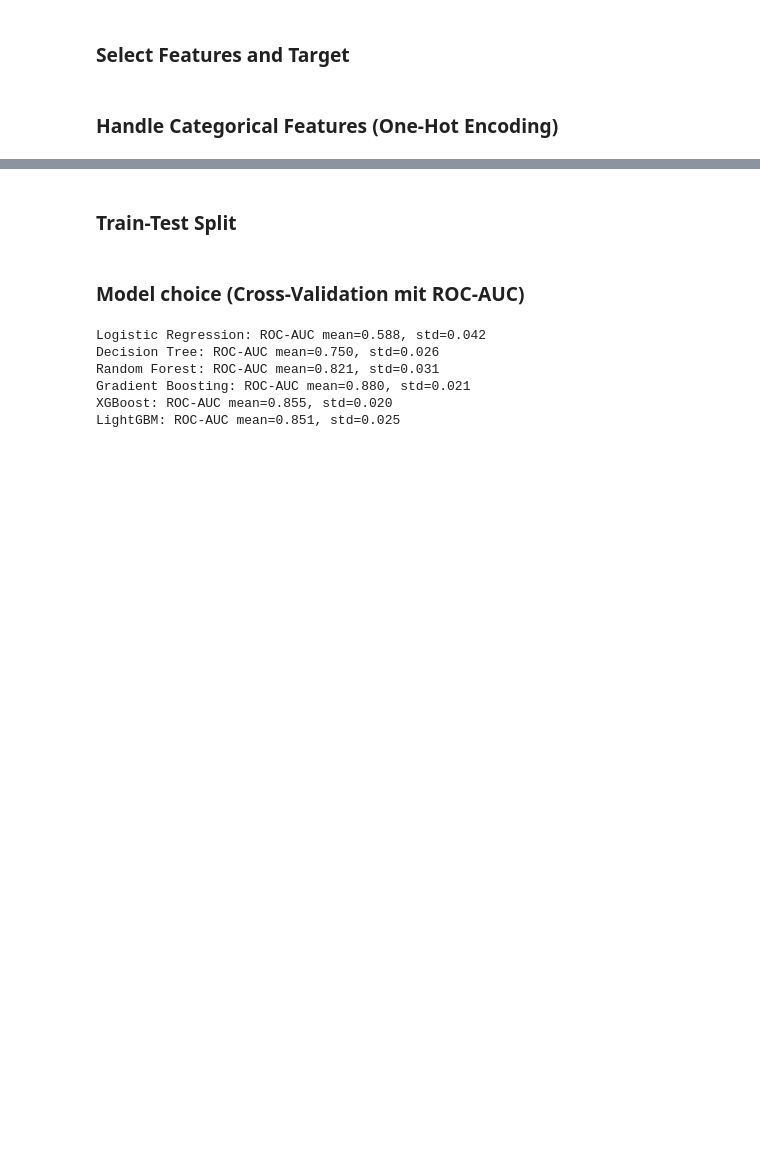
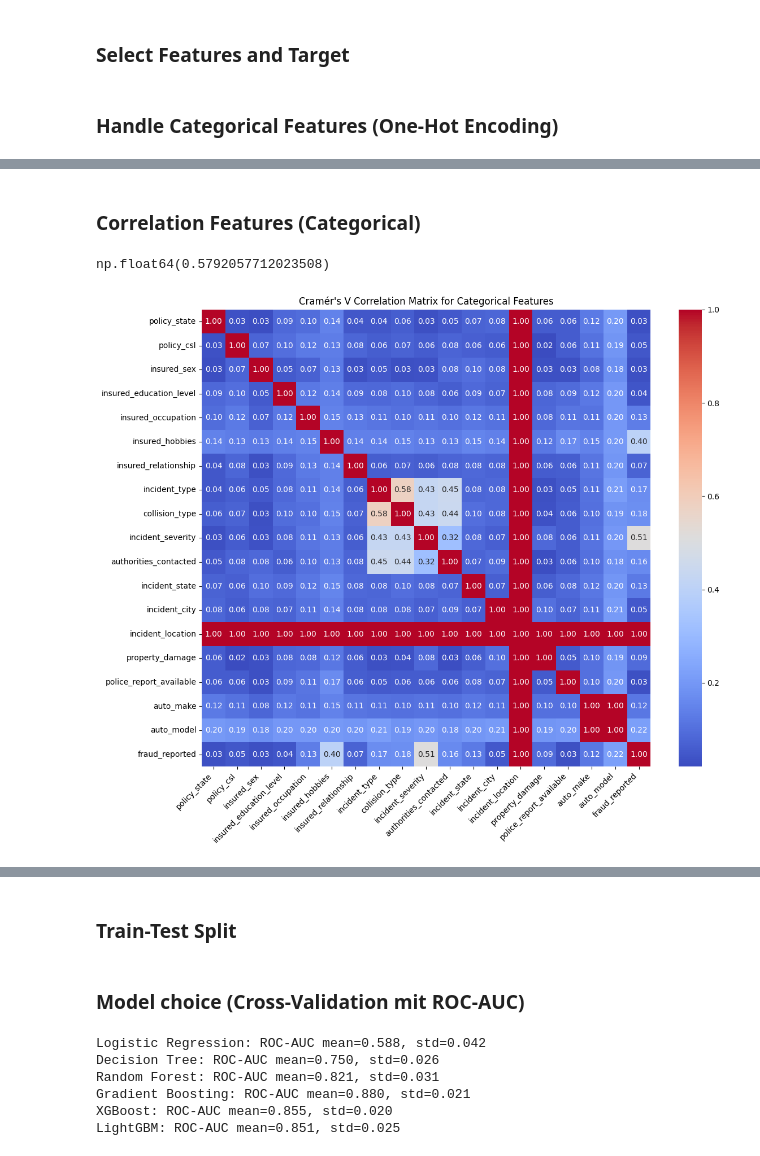
Before and after one commit to ahmeddaknou/Insurance-Fraud-Detection, a Jupyter notebook: notebooks/02_Classifcation.ipynb, the cells around one changed output, grey strips where cells are left out. Drawn from its saved outputs; the diff is of its cells as text; code cells hidden in the pictures; blank space fills up the shorter version.

Commit message:
Feature Selection

```diff
--- a/notebooks/02_Classifcation.ipynb
+++ b/notebooks/02_Classifcation.ipynb
@@ -54,0 +155,40 @@ X = pd.get_dummies(X, drop_first=True)
+# %% [markdown]
+### Correlation Features (Categorical)
+# %%
+def cramers_v(x, y):
+    confusion_matrix = pd.crosstab(x, y)
+    chi2 = stats.chi2_contingency(confusion_matrix)[0]
+    n = confusion_matrix.sum().sum()
+    phi2 = chi2 / n
+    r, k = confusion_matrix.shape
+    return np.sqrt(phi2 / min(k - 1, r - 1))
+
+# Example:
+cramers_v(df['collision_type'], df['incident_type'])
+# %% [output]
+np.float64(0.5792057712023508)
+# %%
+cat_cols = df.select_dtypes(include=['object', 'category']).columns.tolist()
+
+# Create empty DataFrame for results
+cramer_matrix = pd.DataFrame(np.zeros((len(cat_cols), len(cat_cols))),
+                             index=cat_cols, columns=cat_cols)
+
+# Fill the matrix
+for col1 in cat_cols:
+    for col2 in cat_cols:
+        if col1 == col2:
+            cramer_matrix.loc[col1, col2] = 1.0
+        else:
+            val = cramers_v(df[col1].astype(str), df[col2].astype(str))
+            cramer_matrix.loc[col1, col2] = val
+# %%
+plt.figure(figsize=(12, 10))
+sns.heatmap(cramer_matrix, annot=True, cmap="coolwarm", fmt=".2f")
+plt.title("Cramér's V Correlation Matrix for Categorical Features")
+plt.xticks(rotation=45, ha='right')
+plt.yticks(rotation=0)
+plt.tight_layout()
+plt.show()
+# %% [output]
+[figure, added]
```
Also changed, not shown: parts of 20 cells of this notebook, 1 other file.
